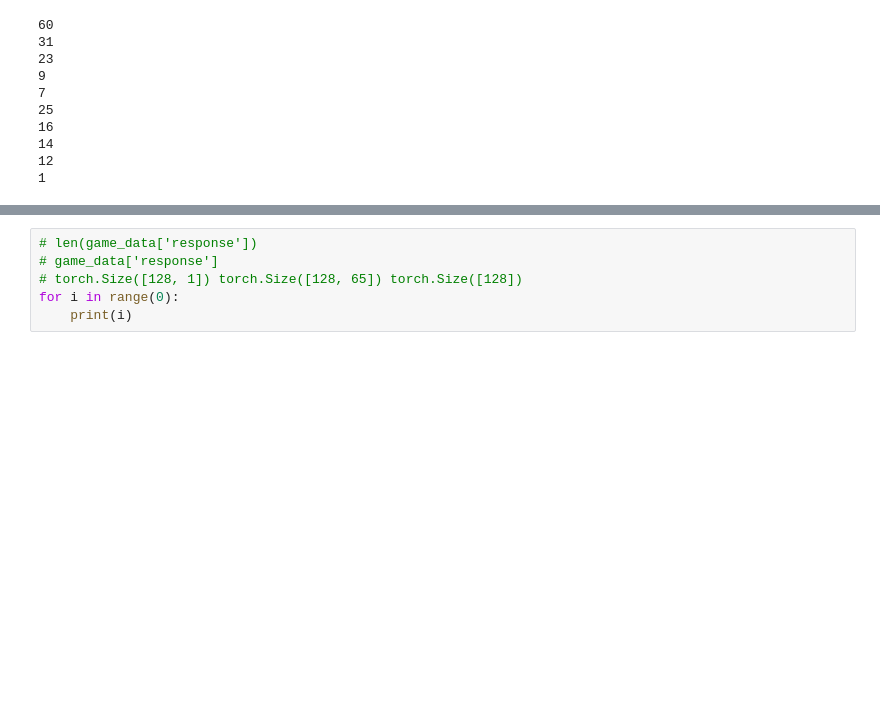
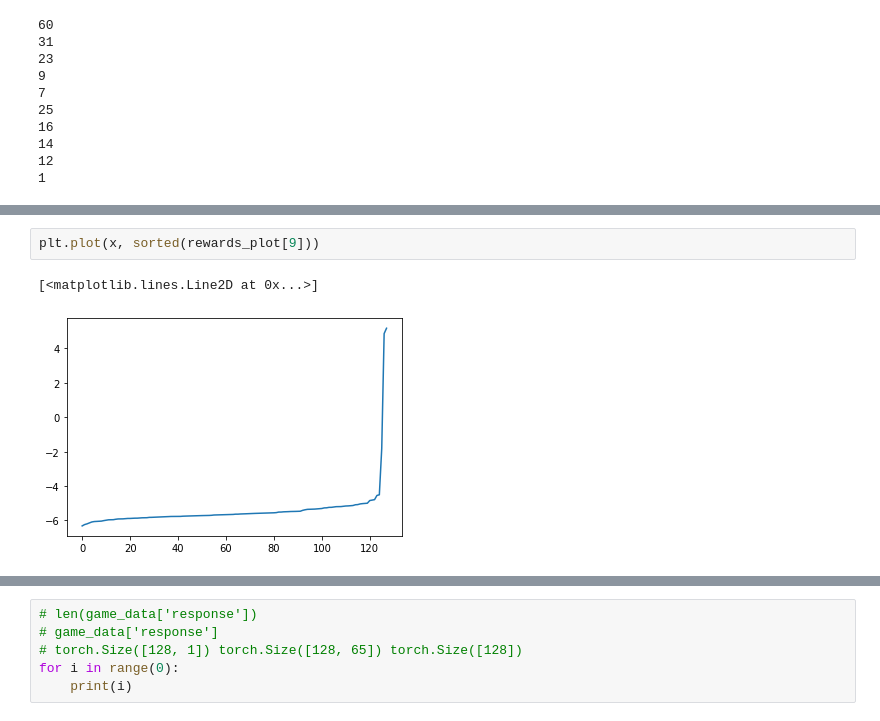
Before and after one commit to hangdj/trl, a Jupyter notebook: nbs/waf-gpt.ipynb, the cells around one changed output, grey strips where cells are left out. Drawn from its saved outputs; the diff is of its cells as text; blank space fills up the shorter version.

```diff
--- a/nbs/waf-gpt.ipynb
+++ b/nbs/waf-gpt.ipynb
@@ -1184,0 +1192,5 @@ for scores in rewards_plot[:]:
+# %%
+plt.plot(x, sorted(rewards_plot[9]))
+# %% [output]
+[<matplotlib.lines.Line2D at 0x...>]
+[figure, added]
```
Also changed, not shown: parts of 27 cells of this notebook, 1 other file.
